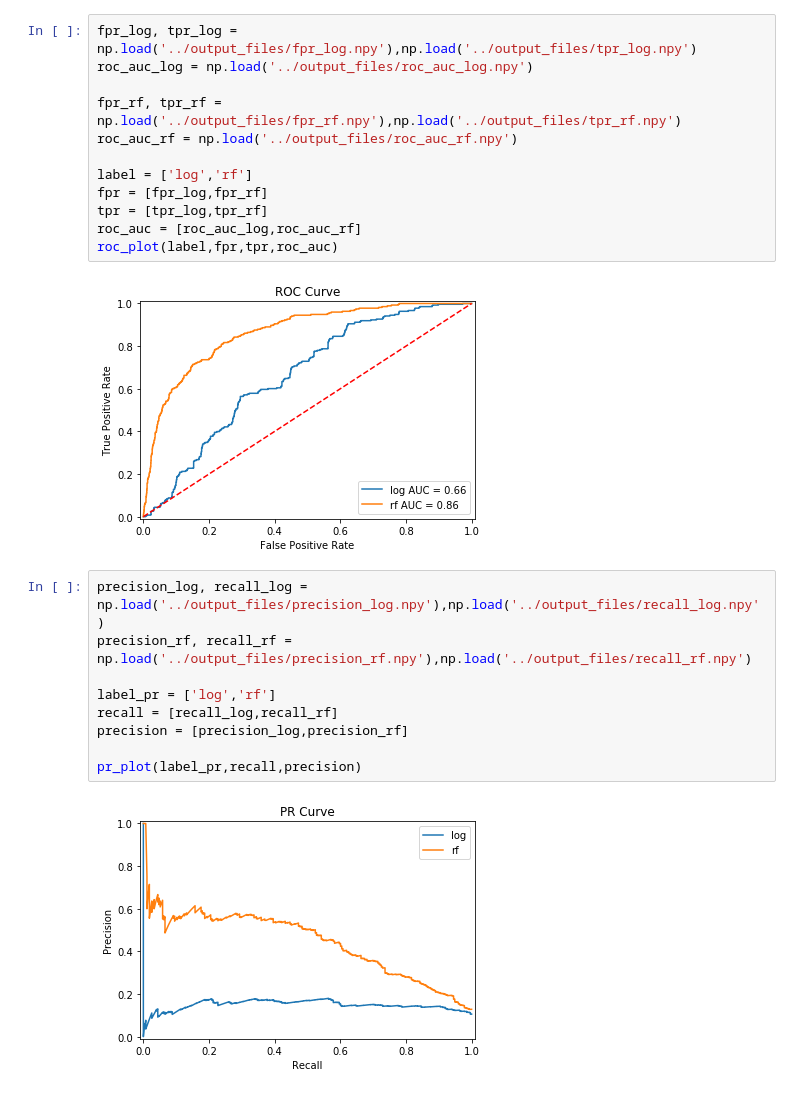
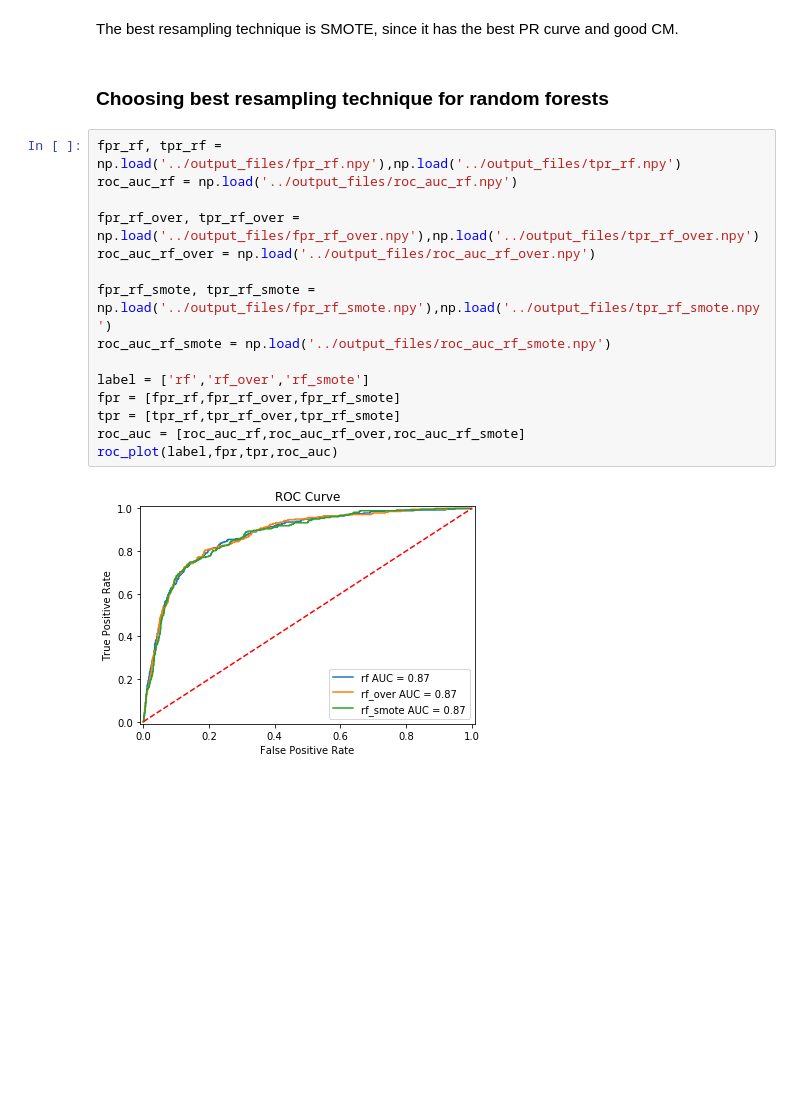
Before and after one commit to KoralleB/CA_Vehicle, a Jupyter notebook: notebook/ModelPlots.ipynb, the cells around one changed output. Saved outputs shown, nothing was run; the diff lists cells and outputs as text; blank space fills up the shorter version.

```diff
--- a/notebook/ModelPlots.ipynb
+++ b/notebook/ModelPlots.ipynb
@@ -66,25 +81,21 @@ Fitting 5 folds for each of 24 candidates, totalling 120 fits
+# %% [markdown]
+The best resampling technique is SMOTE, since it has the best PR curve and good CM.
+# %% [markdown]
+### Choosing best resampling technique for random forests
 # %%
-fpr_log, tpr_log = np.load('../output_files/fpr_log.npy'),np.load('../output_files/tpr_log.npy')
-roc_auc_log = np.load('../output_files/roc_auc_log.npy')
-
 fpr_rf, tpr_rf = np.load('../output_files/fpr_rf.npy'),np.load('../output_files/tpr_rf.npy')
 roc_auc_rf = np.load('../output_files/roc_auc_rf.npy')
 
-label = ['log','rf']
-fpr = [fpr_log,fpr_rf]
-tpr = [tpr_log,tpr_rf]
-roc_auc = [roc_auc_log,roc_auc_rf]
+fpr_rf_over, tpr_rf_over = np.load('../output_files/fpr_rf_over.npy'),np.load('../output_files/tpr_rf_over.npy')
+roc_auc_rf_over = np.load('../output_files/roc_auc_rf_over.npy')
+
+fpr_rf_smote, tpr_rf_smote = np.load('../output_files/fpr_rf_smote.npy'),np.load('../output_files/tpr_rf_smote.npy')
+roc_auc_rf_smote = np.load('../output_files/roc_auc_rf_smote.npy')
+
+label = ['rf','rf_over','rf_smote']
+fpr = [fpr_rf,fpr_rf_over,fpr_rf_smote]
+tpr = [tpr_rf,tpr_rf_over,tpr_rf_smote]
+roc_auc = [roc_auc_rf,roc_auc_rf_over,roc_auc_rf_smote]
 roc_plot(label,fpr,tpr,roc_auc)
 # %% [output]
-[figure, old version]
+[figure, new version]
-# %%
-precision_log, recall_log = np.load('../output_files/precision_log.npy'),np.load('../output_files/recall_log.npy')
-precision_rf, recall_rf = np.load('../output_files/precision_rf.npy'),np.load('../output_files/recall_rf.npy')
-
-label_pr = ['log','rf']
-recall = [recall_log,recall_rf]
-precision = [precision_log,precision_rf]
-
-pr_plot(label_pr,recall,precision)
-# %% [output]
-[figure, removed]
```
Also changed, not shown: parts of 28 cells of this notebook, 1 other file.
